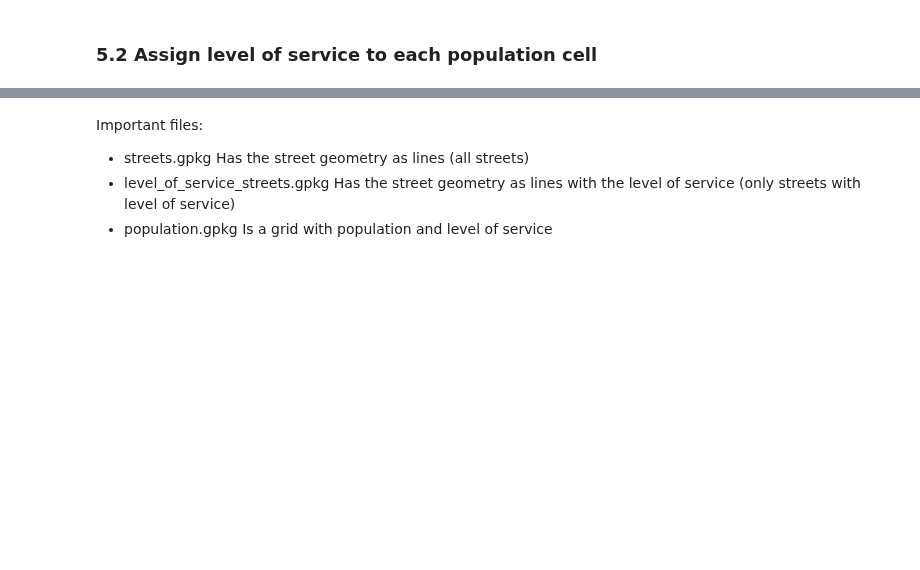
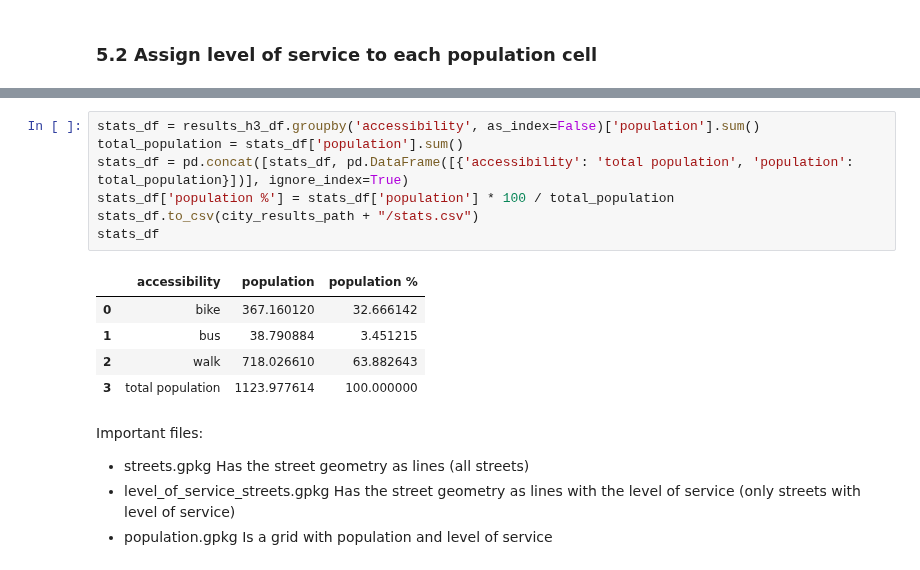
Before and after one commit to CityScope/UrbanAccessAnalyzer, a Jupyter notebook: examples/rural_schools.ipynb, the cells around one changed output, grey strips where cells are left out. Saved outputs shown, nothing was run; the diff lists cells and outputs as text; blank space fills up the shorter version.

```diff
--- a/examples/rural_schools.ipynb
+++ b/examples/rural_schools.ipynb
@@ -354,3 +419,16 @@ m
+# %%
+stats_df = results_h3_df.groupby('accessibility', as_index=False)['population'].sum()
+total_population = stats_df['population'].sum()
+stats_df = pd.concat([stats_df, pd.DataFrame([{'accessibility': 'total population', 'population': total_population}])], ignore_index=True)
+stats_df['population %'] = stats_df['population'] * 100 / total_population
+stats_df.to_csv(city_results_path + "/stats.csv")
+stats_df
+# %% [output]
+|  | accessibility | population | population % |
+| 0 | bike | 367.160120 | 32.666142 |
+| 1 | bus | 38.790884 | 3.451215 |
+| 2 | walk | 718.026610 | 63.882643 |
+| 3 | total population | 1123.977614 | 100.000000 |
 # %% [markdown]
 Important files:
 
```
Also changed, not shown: parts of 56 cells of this notebook, 3 other files.
